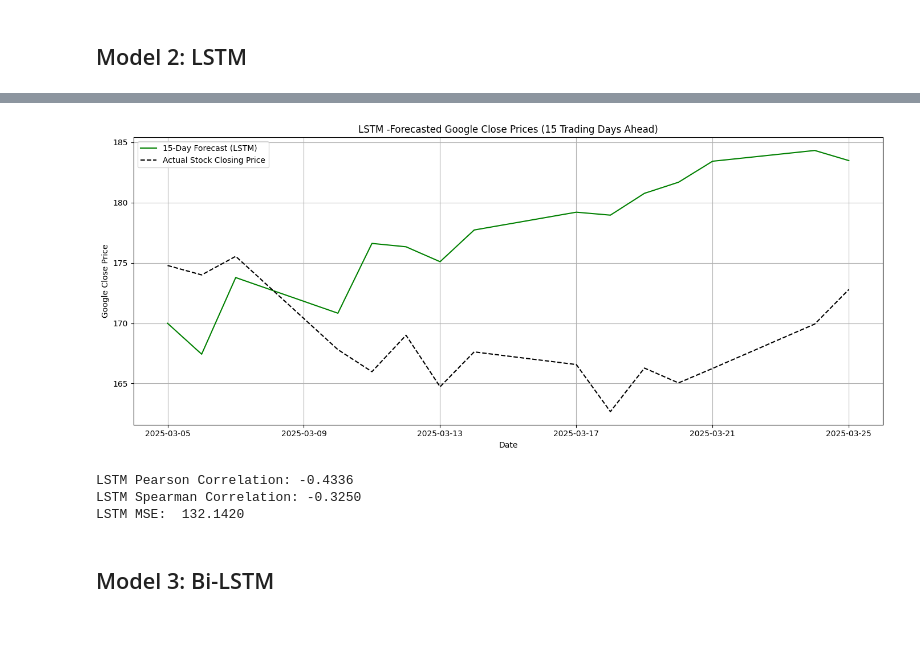
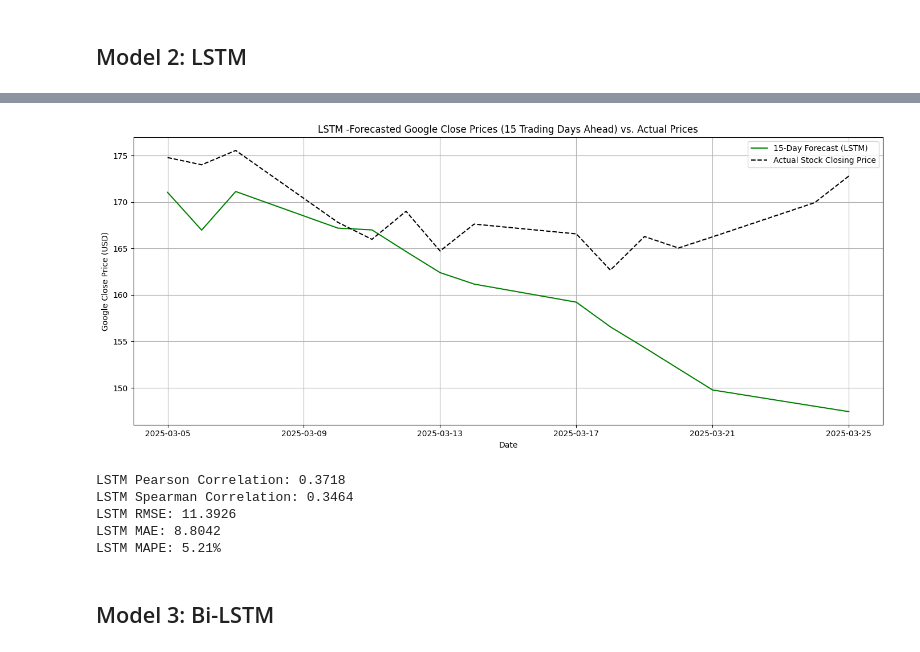
Before and after one commit to Donerne/6300-Data-Project, a Jupyter notebook: Full_Models/google_cleaning_modelling.ipynb, the cells around one changed output, grey strips where cells are left out. Cells and saved outputs as stored; diff of their text form; code cells hidden in the pictures.

```diff
--- a/Full_Models/google_cleaning_modelling.ipynb
+++ b/Full_Models/google_cleaning_modelling.ipynb
@@ -171,4 +160,12 @@ For example, when doing 'df[col].method(value, inplace=True)', try using 'df.met
 
 
   google_data[col].fillna(google_data[col].mode()[0], inplace=True)
+# %%
+#converting date to time series
+google_data['date'] = pd.to_datetime(google_data['date'])
+google_data.set_index('date', inplace=True)
+
+#add 'year' and 'month' columns to use for averages
+google_data['year'] = google_data.index.year
+google_data['month'] = google_data.index.month
 # %%
@@ -222,18 +227,19 @@ Name: month2, Length: 151, dtype: float64
 # %%
 from sklearn.linear_model import LinearRegression
 
+#filling month 2 with a linear regression based off month 3
 train = google_data[google_data['month2'].notna() & google_data['month3'].notna()]
 test = google_data[google_data['month2'].isna() & google_data['month3'].notna()]
 
-# Step 3: Train linear regression model
+#training linear regression model
 model = LinearRegression()
 model.fit(train[['month3']], train['month2'])
 
-# Step 4: Predict missing Month_2 values
+#predicting missing Month_2 values
 predicted_values = model.predict(test[['month3']])
 
-# Step 5: Fill in the missing values
-google_data.loc[test.index, 'month2'] = predicted_values
+#filling in the missing values
+google_data.loc[google_data.index.isin(test.index), 'month2'] = predicted_values
 # %%
 # Calculate percentage of missing values for each column
 missing_percentages = (google_data.isnull().sum() / len(google_data)) * 100
@@ -947,0 +787,12 @@ print(last_input.shape)
+# %%
+lstm_train_pearson_corr, _ = pearsonr(train_preds, y_actual)
+lstm_train_spearman_corr, _ = spearmanr(train_preds, y_actual)
+lstm_train_rmse = np.sqrt(mean_squared_error(y_actual, train_preds))
+lstm_train_mae = mean_absolute_error(y_actual, train_preds)
+lstm_train_mape = mean_absolute_percentage_error(y_actual, train_preds)
+
+print(f"LSTM Training Pearson Correlation: {lstm_train_pearson_corr:.4f}")
+print(f"LSTM Training Spearman Correlation: {lstm_train_spearman_corr:.4f}")
+print(f"LSTM Training RMSE: {lstm_train_rmse:.4f}")
+print(f"LSTM Training MAE: {lstm_train_mae:.4f}")
+print(f"LSTM Training MAPE: {lstm_train_mape:.2%}")
@@ -957,8 +814,7 @@ for _ in range(len(future_dates)):
 
     # Shift and insert new prediction into first lag
     new_lag_input = np.roll(last_input, shift=1)
-    #new_lag_input[0, 0] = next_scaled_pred  # assuming target lag is at index 0
     #gives more realistic price movement
-    new_lag_input[0, 0] = 0.7 * last_input[0, 1] + 0.3 * next_scaled_pred
+    new_lag_input[0, 0] = 0.80 * last_input[0, 1] + 0.15 * next_scaled_pred
     last_input = new_lag_input
 # %% [output]
@@ -980,28 +836,34 @@ for _ in range(len(future_dates)):
 # %%
 plt.figure(figsize=(14, 6))
 plt.plot(future_dates, lstm_future_preds, label='15-Day Forecast (LSTM)', color='green')
 plt.plot(google_real['date'], google_real['GOOG_adjClose'], label = 'Actual Stock Closing Price', color = 'black', linestyle = '--')
-plt.title('LSTM -Forecasted Google Close Prices (15 Trading Days Ahead)')
+plt.title('LSTM -Forecasted Google Close Prices (15 Trading Days Ahead) vs. Actual Prices')
 plt.xlabel('Date')
-plt.ylabel('Google Close Price')
+plt.ylabel('Google Close Price (USD)')
 plt.legend()
 plt.grid(True)
 plt.tight_layout()
 plt.show()
 # %% [output]
-[figure, old version]
+[figure, new version]
 # %%
 lstm_pearson_corr, _ = pearsonr(lstm_future_preds, close_real)
-lstm_spearman_corr, _= spearmanr(lstm_future_preds, close_real)
-lstm_mse = mean_squared_error(lstm_future_preds, close_real)
+lstm_spearman_corr, _ = spearmanr(lstm_future_preds, close_real)
+lstm_rmse = np.sqrt(mean_squared_error(close_real, lstm_future_preds))
+lstm_mae = mean_absolute_error(close_real, lstm_future_preds)
+lstm_mape = mean_absolute_percentage_error(close_real, lstm_future_preds)
 
 print(f"LSTM Pearson Correlation: {lstm_pearson_corr:.4f}")
 print(f"LSTM Spearman Correlation: {lstm_spearman_corr:.4f}")
-print(f"LSTM MSE: {lstm_mse: .4f}")
+print(f"LSTM RMSE: {lstm_rmse:.4f}")
+print(f"LSTM MAE: {lstm_mae:.4f}")
+print(f"LSTM MAPE: {lstm_mape:.2%}")
 # %% [output]
-LSTM Pearson Correlation: -0.4336
-LSTM Spearman Correlation: -0.3250
-LSTM MSE:  132.1420
+LSTM Pearson Correlation: 0.3718
+LSTM Spearman Correlation: 0.3464
+LSTM RMSE: 11.3926
+LSTM MAE: 8.8042
+LSTM MAPE: 5.21%
 # %% [markdown]
 ## Model 3: Bi-LSTM
 # %%
```
Also changed, not shown: parts of 55 cells of this notebook.
